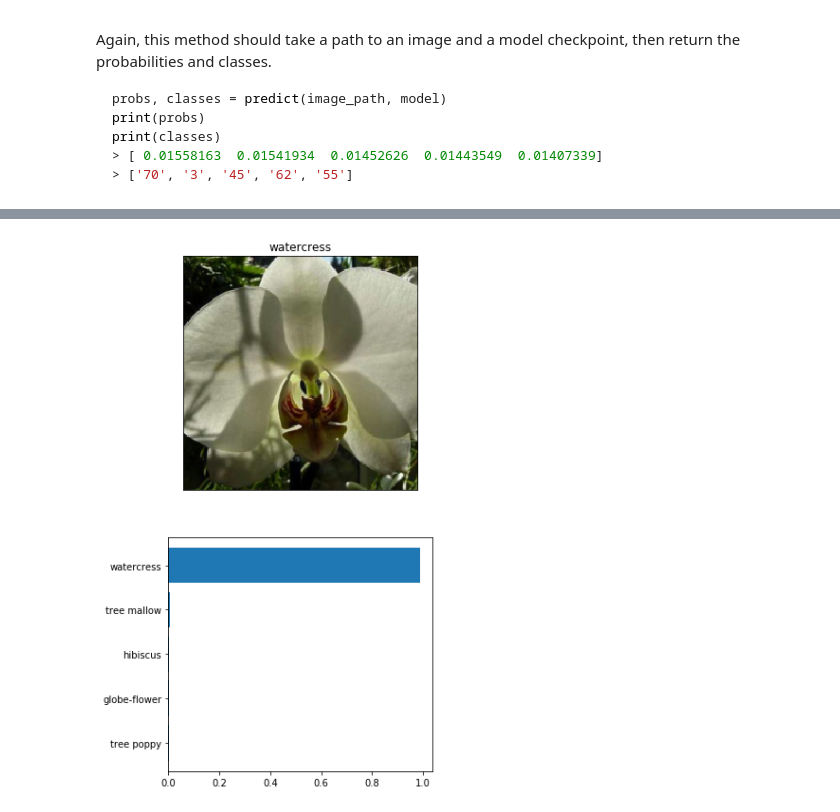
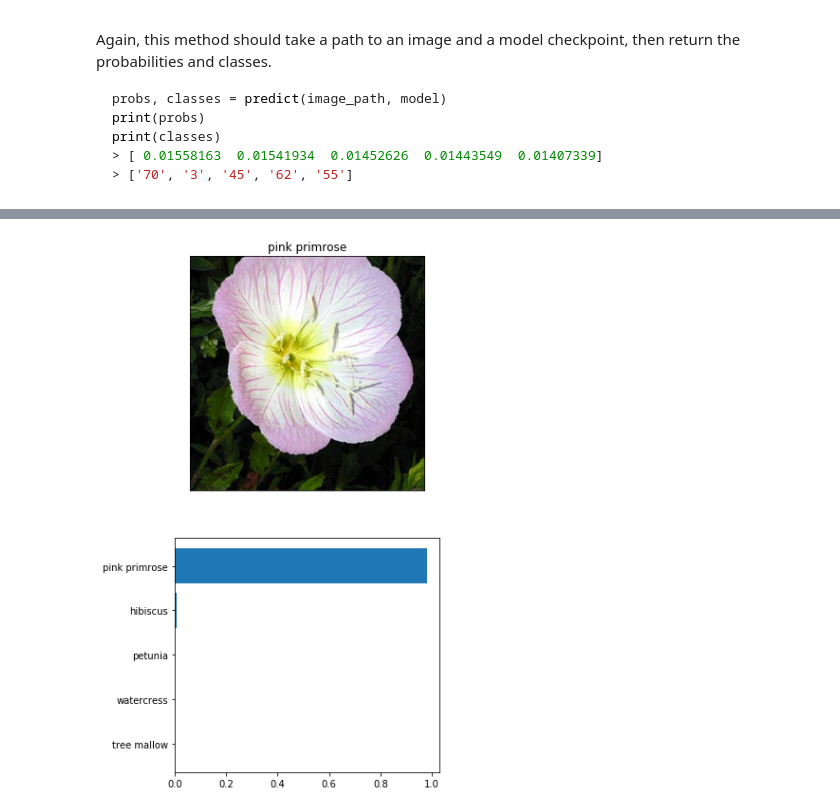
Before and after one commit to dguevar1/image_classifier, a Jupyter notebook: Image Classifier Project.ipynb, the cells around one changed output, grey strips where cells are left out. Drawn from its saved outputs; the diff is of its cells as text; code cells hidden in the pictures.

Commit message:
feat: Added working prediction function.
This commits adds a working prediction function.

Resolves: #7

```diff
--- a/Image Classifier Project.ipynb
+++ b/Image Classifier Project.ipynb
@@ -399,21 +444,3 @@ Color channels of images are typically encoded as integers 0-255, but the model
 As before, the network expects the images to be normalized in a specific way. For the means, it's `[0.485, 0.456, 0.406]` and for the standard deviations `[0.229, 0.224, 0.225]`. You'll want to subtract the means from each color channel, then divide by the standard deviation.
 
 And finally, PyTorch expects the color channel to be the first dimension but it's the third dimension in the PIL image and Numpy array. You can reorder dimensions using [`ndarray.transpose`](https://docs.scipy.org/doc/numpy-1.13.0/reference/generated/numpy.ndarray.transpose.html). The color channel needs to be first and retain the order of the other two dimensions.
-# %%
-def process_image(image):
-    ''' Scales, crops, and normalizes a PIL image for a PyTorch model,
-        returns an Numpy array
-    '''
-    # TODO: Process a PIL image for use in a PyTorch model
-    img_pil = Image.open(image)
-
-    preprocessing_transforms = transforms.Compose([
-        transforms.Resize(256),
-        transforms.CenterCrop(224),
-        transforms.ToTensor(),
-        transforms.Normalize(mean=[0.485, 0.456, 0.406], std=[0.229, 0.224, 0.225])
-    ])
-
-    img_tensor = preprocessing_transforms(img_pil)
-
-    return img_tensor
@@ -427,7 +498,7 @@ def imshow(image, ax=None, title=None):
 
     # PyTorch tensors assume the color channel is the first dimension
     # but matplotlib assumes is the third dimension
-    image = image.numpy().transpose((1, 2, 0))
+    image = image.transpose((1, 2, 0))
 
     # Undo preprocessing
     mean = np.array([0.485, 0.456, 0.406])
@@ -505,45 +609,46 @@ You can convert from the class integer encoding to actual flower names with the
 #for i in classes[0].numpy():
 #    print(i)
 #    print(cat_to_name[str(i)])
-print(cat_to_name)
+#print(cat_to_name)
 #print("cat_to_name[{}] = {}".format(21, cat_to_name[str(21)]))
 #cat_to_name[str(0+1)]
 
-#im_path = "flowers/test/1/image_06743.jpg" # pink primrose, 1
-#im_path = "flowers/test/2/image_05100.jpg" # hard-leaved pocket orchid, 2
-#im_path = "flowers/test/3/image_06634.jpg" # canterbury bells, 3
-#im_path = "flowers/test/4/image_05636.jpg" # sweet pea, 4
-#im_path = "flowers/test/5/image_05159.jpg" # english marigold, 5
-#im_path = "flowers/test/6/image_07173.jpg" # tiger lily, 6
-#im_path = "flowers/test/7/image_07211.jpg" # moon orchid, 7
-#im_path = "flowers/test/8/image_03291.jpg" # bird of paradise, 8
-probs, classes = predict(im_path, loaded_model)
-print(probs)
-print(classes)
+im_path1 = "flowers/test/1/image_06743.jpg" # pink primrose, 1
+im_path2 = "flowers/test/2/image_05100.jpg" # hard-leaved pocket orchid, 2
+im_path3 = "flowers/test/3/image_06634.jpg" # canterbury bells, 3
+im_path4 = "flowers/test/4/image_05636.jpg" # sweet pea, 4
+im_path5 = "flowers/test/5/image_05159.jpg" # english marigold, 5
+im_path6 = "flowers/test/6/image_07173.jpg" # tiger lily, 6
+im_path7 = "flowers/test/7/image_07211.jpg" # moon orchid, 7
+im_path8 = "flowers/test/8/image_03291.jpg" # bird of paradise, 8
+im_path9 = "flowers/test/9/image_06410.jpg" # monkshood, 9
+im_path10 = "flowers/test/10/image_07090.jpg" # globe thistle, 10
 
-names = np.array([cat_to_name[str(i+1)] for i in classes[0].numpy()])
-print(names)
+def sanity_check(img_path, prediction_model):
+    probs, classes = predict(img_path, prediction_model)
+    #print(probs)
+    #print(classes)
 
-#imshow(process_image(im_path))
-#plt.axis('off')
+    names = [cat_to_name[i] for i in classes]
+    #print(names)
 
-#fig, ax = plt.subplots()
-#ax.barh(np.arange(5), probs.numpy()[0].tolist())
-#ax.set_yticks(np.arange(5))
-#ax.set_yticklabels([loaded_model.classifier.labelsdict[str(i+1)] for c, i in loaded_model.class_to_idx.items() if c in classes], size='small')
+    # Set up title
+    flower_num = img_path.split('/')[2]
+    title_ = cat_to_name[flower_num]
 
-fig = plt.figure(figsize=(5, 10))
-ax1 = fig.add_subplot(2, 1, 1)
-ax1.set_xticks([])
-ax1.set_yticks([])
-ax1.set_title(names[0])
-#np_img = process_image('test3.jpg')
-img = process_image(im_path)
-imshow(img, ax1)
+    fig = plt.figure(figsize=(5, 10))
+    ax1 = fig.add_subplot(2, 1, 1)
+    ax1.set_xticks([])
+    ax1.set_yticks([])
+    ax1.set_title(title_)
+    img = process_image(img_path)
+    imshow(img, ax1)
 
-ax2 = fig.add_subplot(2, 1, 2)
-ax2 = plt.yticks(range(5), names[::-1])
-ax2 = plt.barh(range(5), probs[0].numpy()[::-1])
+    ax2 = fig.add_subplot(2, 1, 2)
+    ax2 = plt.yticks(range(5), names[::-1])
+    ax2 = plt.barh(range(5), probs[::-1])
 
-plt.show()
+    plt.show()
+
+sanity_check(im_path1, loaded_model)
 # %% [output]
@@ -554 +655 @@ tensor([[88, 85, 82, 15, 69]])
-[figure, old version]
+[figure, new version]
```
Also changed, not shown: parts of 37 cells of this notebook, 1 other file.
